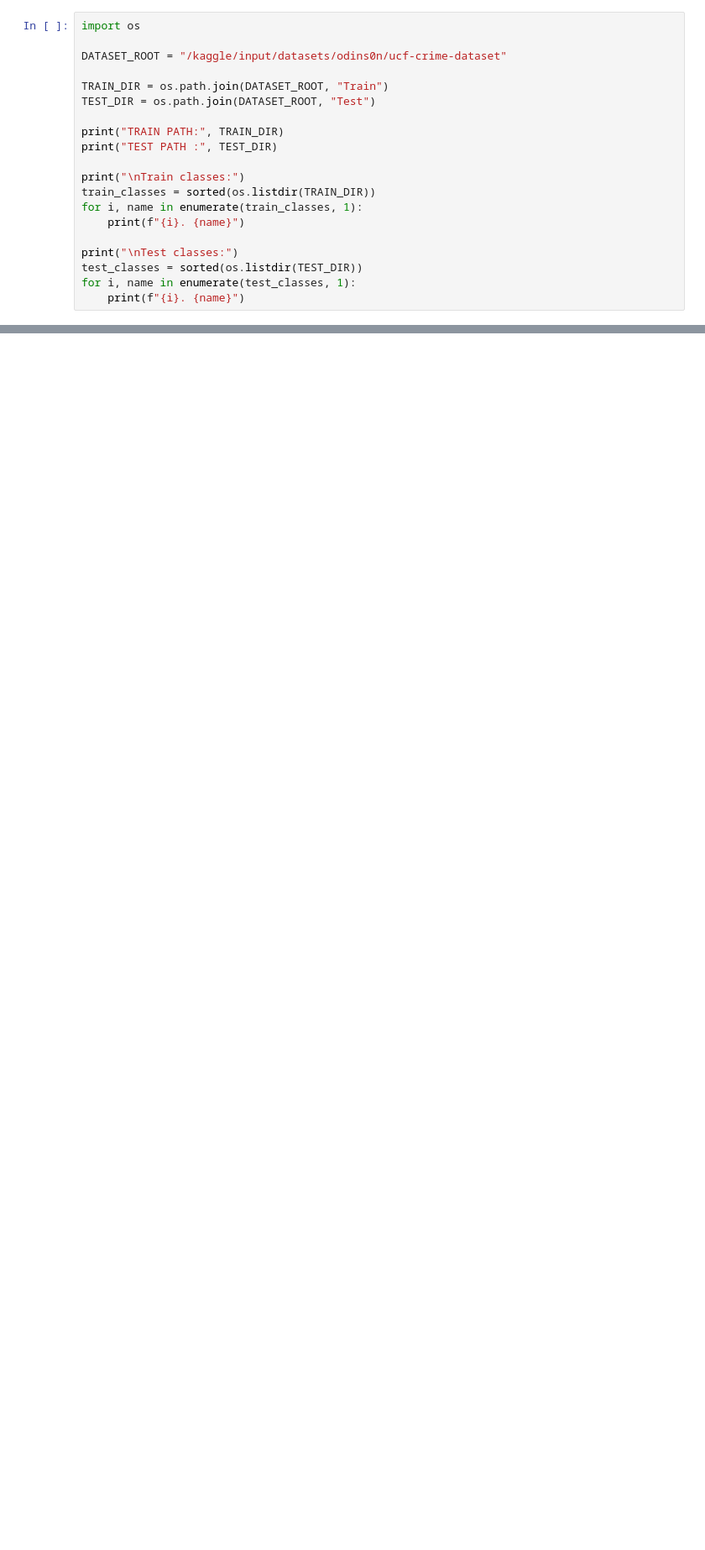
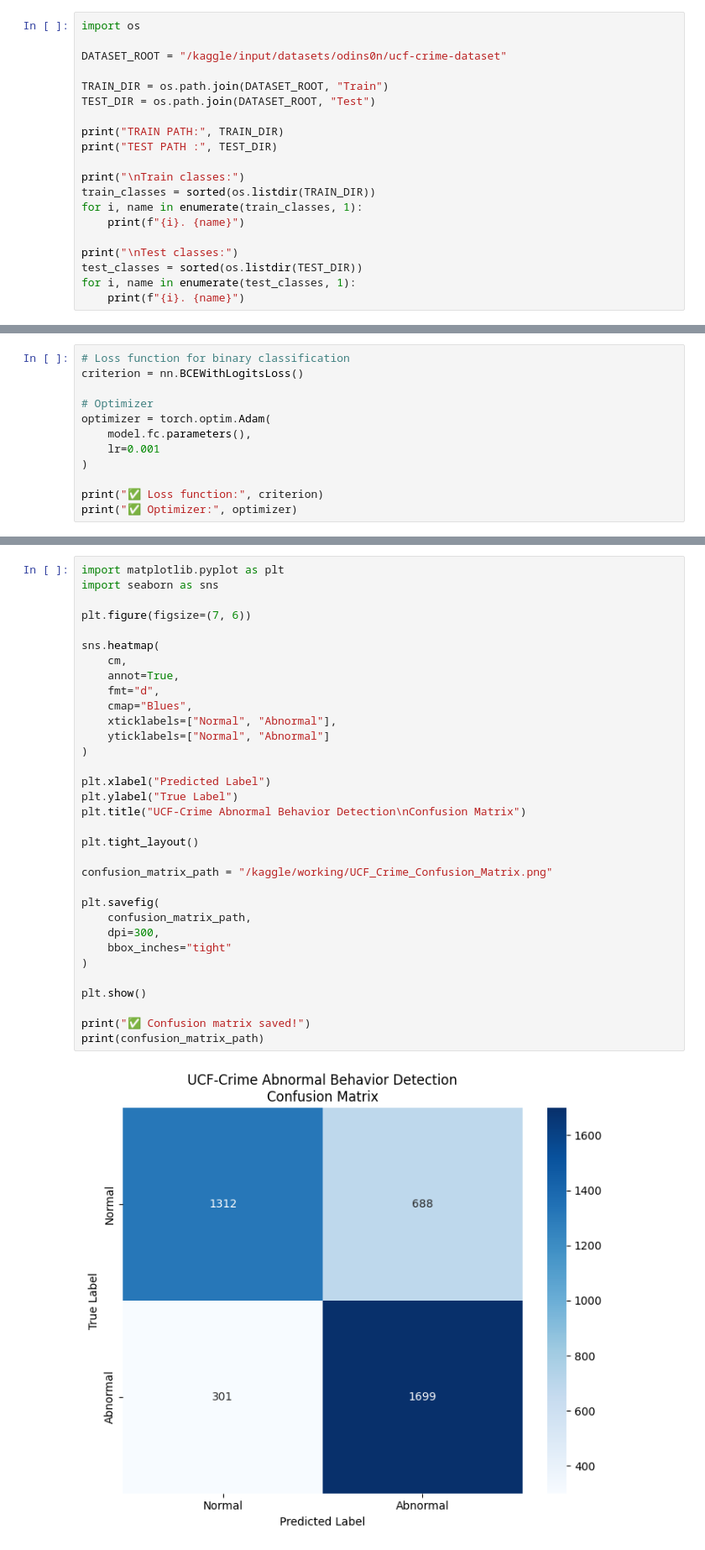
Before and after one commit to dhruveesalian/UCF-Crime-Abnormal-Behavior-Detection, a Jupyter notebook: ucf-crime-dl.ipynb, the cells around one changed output, grey strips where cells are left out. Shown at 84% size. Drawn from its saved outputs; the diff is of its cells as text; blank space fills up the shorter version.

```diff
--- a/ucf-crime-dl.ipynb
+++ b/ucf-crime-dl.ipynb
@@ -784,0 +1328,12 @@ ROC curve saved successfully!
+# %%
+# Loss function for binary classification
+criterion = nn.BCEWithLogitsLoss()
+
+# Optimizer
+optimizer = torch.optim.Adam(
+    model.fc.parameters(),
+    lr=0.001
+)
+
+print("✅ Loss function:", criterion)
+print("✅ Optimizer:", optimizer)
@@ -784,0 +1735,35 @@ ROC curve saved successfully!
+# %%
+import matplotlib.pyplot as plt
+import seaborn as sns
+
+plt.figure(figsize=(7, 6))
+
+sns.heatmap(
+    cm,
+    annot=True,
+    fmt="d",
+    cmap="Blues",
+    xticklabels=["Normal", "Abnormal"],
+    yticklabels=["Normal", "Abnormal"]
+)
+
+plt.xlabel("Predicted Label")
+plt.ylabel("True Label")
+plt.title("UCF-Crime Abnormal Behavior Detection\nConfusion Matrix")
+
+plt.tight_layout()
+
+confusion_matrix_path = "/kaggle/working/UCF_Crime_Confusion_Matrix.png"
+
+plt.savefig(
+    confusion_matrix_path,
+    dpi=300,
+    bbox_inches="tight"
+)
+
+plt.show()
+
+print("✅ Confusion matrix saved!")
+print(confusion_matrix_path)
+# %% [output]
+[figure, added]
```
Also changed, not shown: parts of 54 cells of this notebook.
